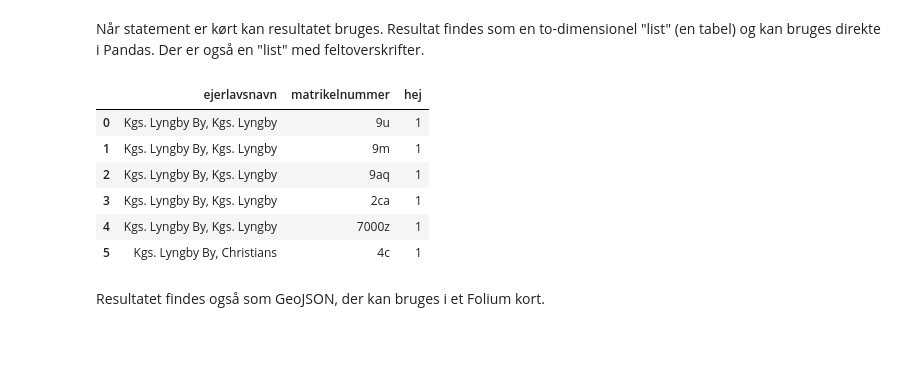
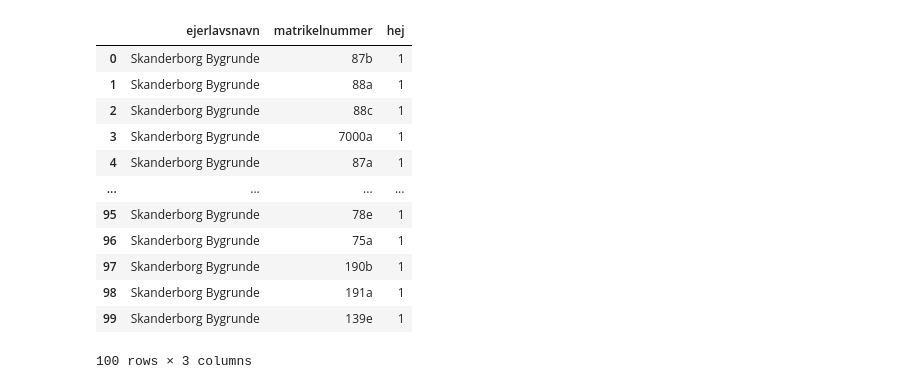
Before and after one commit to mapcentia/gc2-python-client, a Jupyter notebook: test.ipynb, the cells around one changed output. Cells and saved outputs as stored; diff of their text form; code cells hidden in the pictures; blank space fills up the shorter version.

```diff
--- a/test.ipynb
+++ b/test.ipynb
@@ -27,21 +56,21 @@ Så initialiseres et Sql objekt, som gør det muligt at køre SQL statements
 # %%
-sql = gc2.Sql(local)
-statement = "select ejerlavsnavn, matrikelnummer, 1 as hej, the_geom from matrikel.jordstykke limit 6"
-sql.run(statement)
+query = gc2.Sql(local)
+query.run("select ejerlavsnavn, matrikelnummer, 1 as hej, the_geom from matrikel.jordstykke limit 100")
+pandas.DataFrame(query.data, columns=query.columns)
+# %% [output]
+|  | ejerlavsnavn | matrikelnummer | hej |
+| 0 | Skanderborg Bygrunde | 87b | 1 |
+| 1 | Skanderborg Bygrunde | 88a | 1 |
+| 2 | Skanderborg Bygrunde | 88c | 1 |
+| 3 | Skanderborg Bygrunde | 7000a | 1 |
+| 4 | Skanderborg Bygrunde | 87a | 1 |
+| ... | ... | ... | ... |
+| 95 | Skanderborg Bygrunde | 78e | 1 |
+| 96 | Skanderborg Bygrunde | 75a | 1 |
+| 97 | Skanderborg Bygrunde | 190b | 1 |
+| 98 | Skanderborg Bygrunde | 191a | 1 |
+| 99 | Skanderborg Bygrunde | 139e | 1 |
+100 rows × 3 columns
-# %% [markdown]
-Når statement er kørt kan resultatet bruges. Resultat findes som en to-dimensionel "list" (en tabel) og kan bruges direkte i Pandas. Der er også en "list" med feltoverskrifter.
-# %%
-pandas.DataFrame(data=sql.rows, columns=sql.columns)
-# %% [output]
-|  | ejerlavsnavn | matrikelnummer | hej |
-| 0 | Kgs. Lyngby By, Kgs. Lyngby | 9u | 1 |
-| 1 | Kgs. Lyngby By, Kgs. Lyngby | 9m | 1 |
-| 2 | Kgs. Lyngby By, Kgs. Lyngby | 9aq | 1 |
-| 3 | Kgs. Lyngby By, Kgs. Lyngby | 2ca | 1 |
-| 4 | Kgs. Lyngby By, Kgs. Lyngby | 7000z | 1 |
-| 5 | Kgs. Lyngby By, Christians | 4c | 1 |
-# %% [markdown]
-Resultatet findes også som GeoJSON, der kan bruges i et Folium kort.
 # %%
 m = folium.Map(
     location=[56.1759, 10.6016],
```
Also changed, not shown: parts of 10 cells of this notebook.
